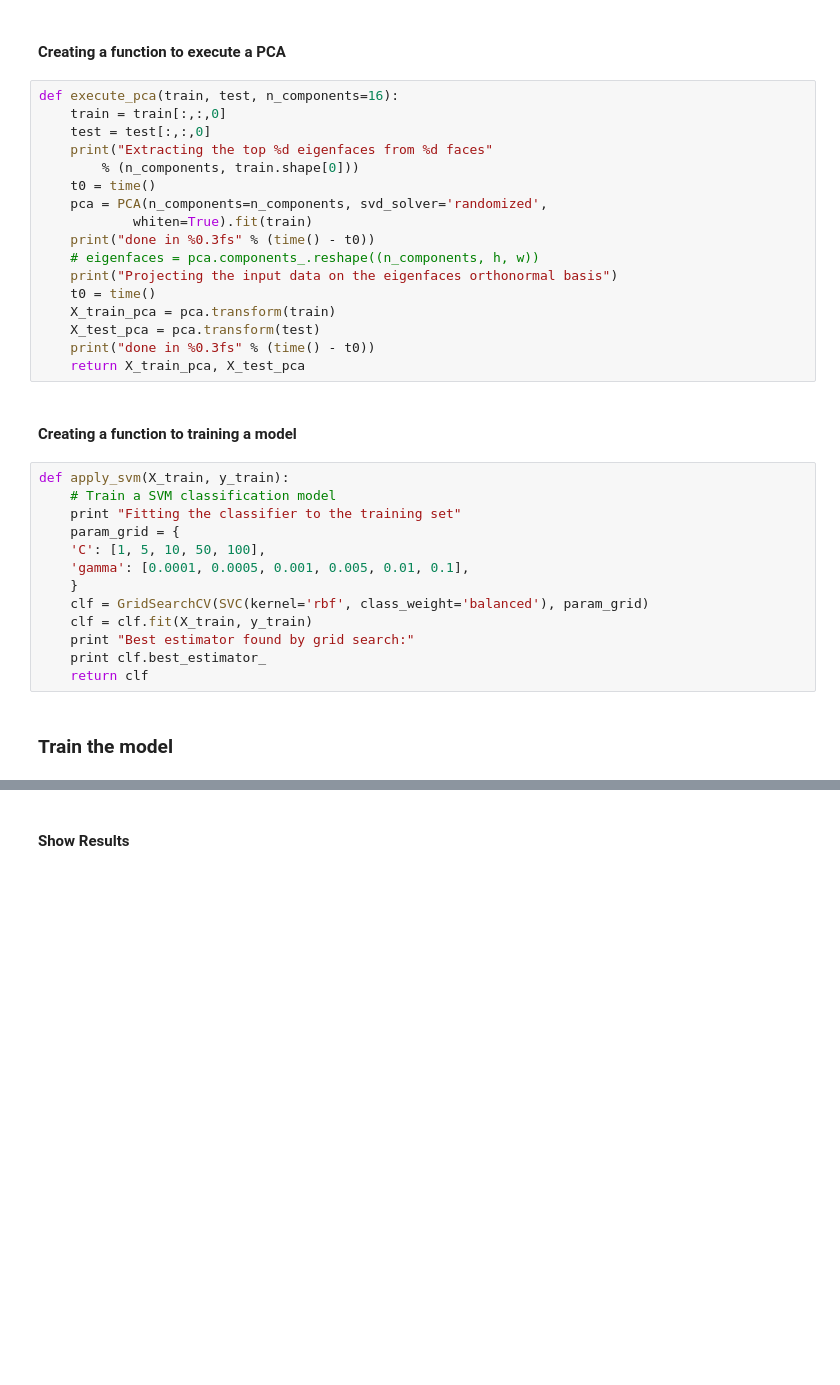
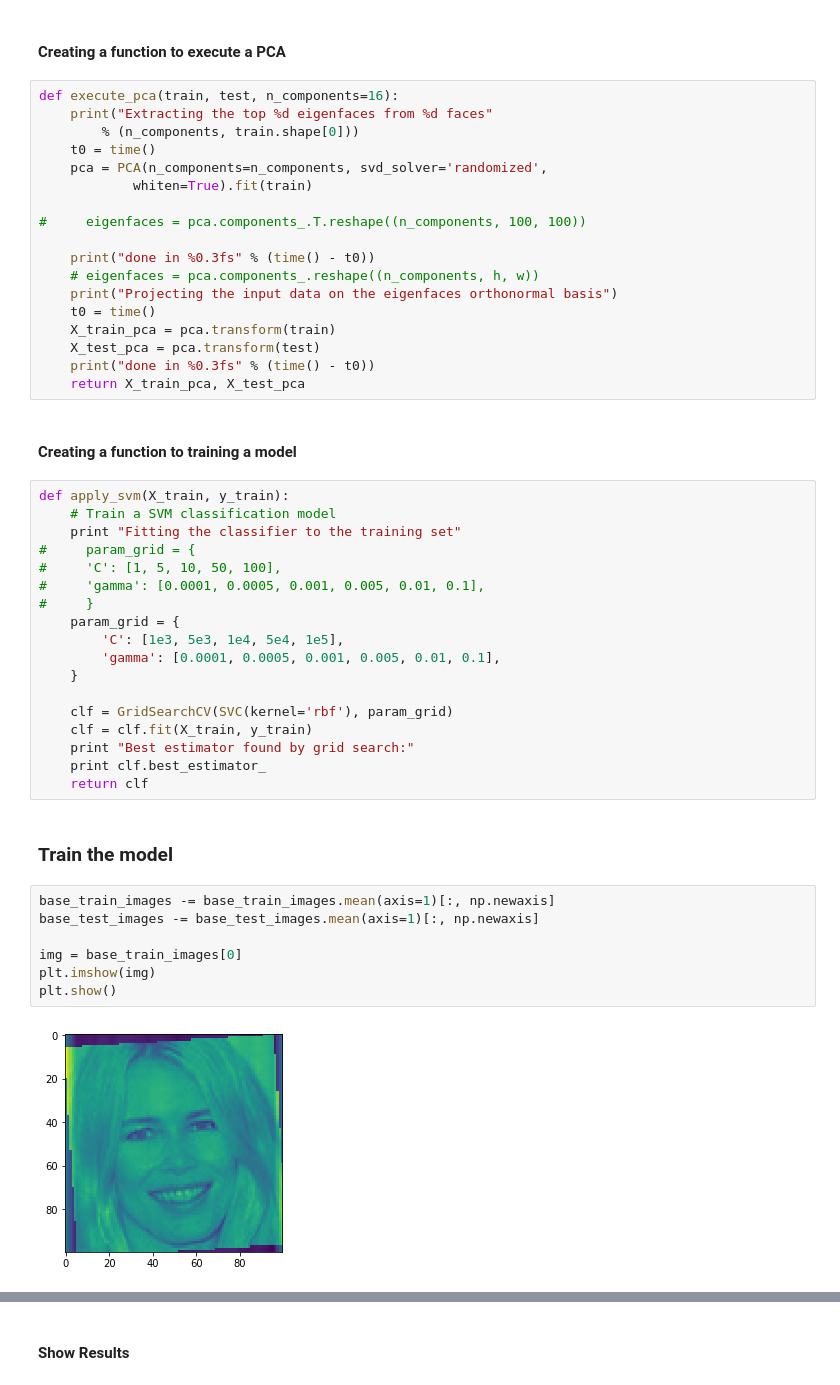
Before and after one commit to gutomcosta/who-is-in-the-photo, a Jupyter notebook: who-is-in-the-photo.ipynb, the cells around one changed output, grey strips where cells are left out. Drawn from its saved outputs; the diff is of its cells as text; blank space fills up the shorter version.

Commit message:
uses eigenfaces

```diff
--- a/who-is-in-the-photo.ipynb
+++ b/who-is-in-the-photo.ipynb
@@ -111,13 +123,14 @@ base_valid_targets = create_lookup_table(valid_targets)
 #### Creating a function to execute a PCA
 # %%
 def execute_pca(train, test, n_components=16):
-    train = train[:,:,0]
-    test = test[:,:,0]
     print("Extracting the top %d eigenfaces from %d faces"
         % (n_components, train.shape[0]))
     t0 = time()
     pca = PCA(n_components=n_components, svd_solver='randomized',
             whiten=True).fit(train)
+
+#     eigenfaces = pca.components_.T.reshape((n_components, 100, 100))
+
     print("done in %0.3fs" % (time() - t0))
     # eigenfaces = pca.components_.reshape((n_components, h, w))
     print("Projecting the input data on the eigenfaces orthonormal basis")
@@ -132,17 +145,31 @@ def execute_pca(train, test, n_components=16):
 def apply_svm(X_train, y_train):
     # Train a SVM classification model
     print "Fitting the classifier to the training set"
+#     param_grid = {
+#     'C': [1, 5, 10, 50, 100],
+#     'gamma': [0.0001, 0.0005, 0.001, 0.005, 0.01, 0.1],
+#     }
     param_grid = {
-    'C': [1, 5, 10, 50, 100],
-    'gamma': [0.0001, 0.0005, 0.001, 0.005, 0.01, 0.1],
+        'C': [1e3, 5e3, 1e4, 5e4, 1e5],
+        'gamma': [0.0001, 0.0005, 0.001, 0.005, 0.01, 0.1],
     }
-    clf = GridSearchCV(SVC(kernel='rbf', class_weight='balanced'), param_grid)
+
+    clf = GridSearchCV(SVC(kernel='rbf'), param_grid)
     clf = clf.fit(X_train, y_train)
     print "Best estimator found by grid search:"
     print clf.best_estimator_
     return clf
 # %% [markdown]
 ### Train the model
+# %%
+base_train_images -= base_train_images.mean(axis=1)[:, np.newaxis]
+base_test_images -= base_test_images.mean(axis=1)[:, np.newaxis]
+
+img = base_train_images[0]
+plt.imshow(img)
+plt.show()
+# %% [output]
+[figure, added]
 # %%
 X_train = base_train_images
 y_train = base_train_targets
```
Also changed, not shown: parts of 15 cells of this notebook.
